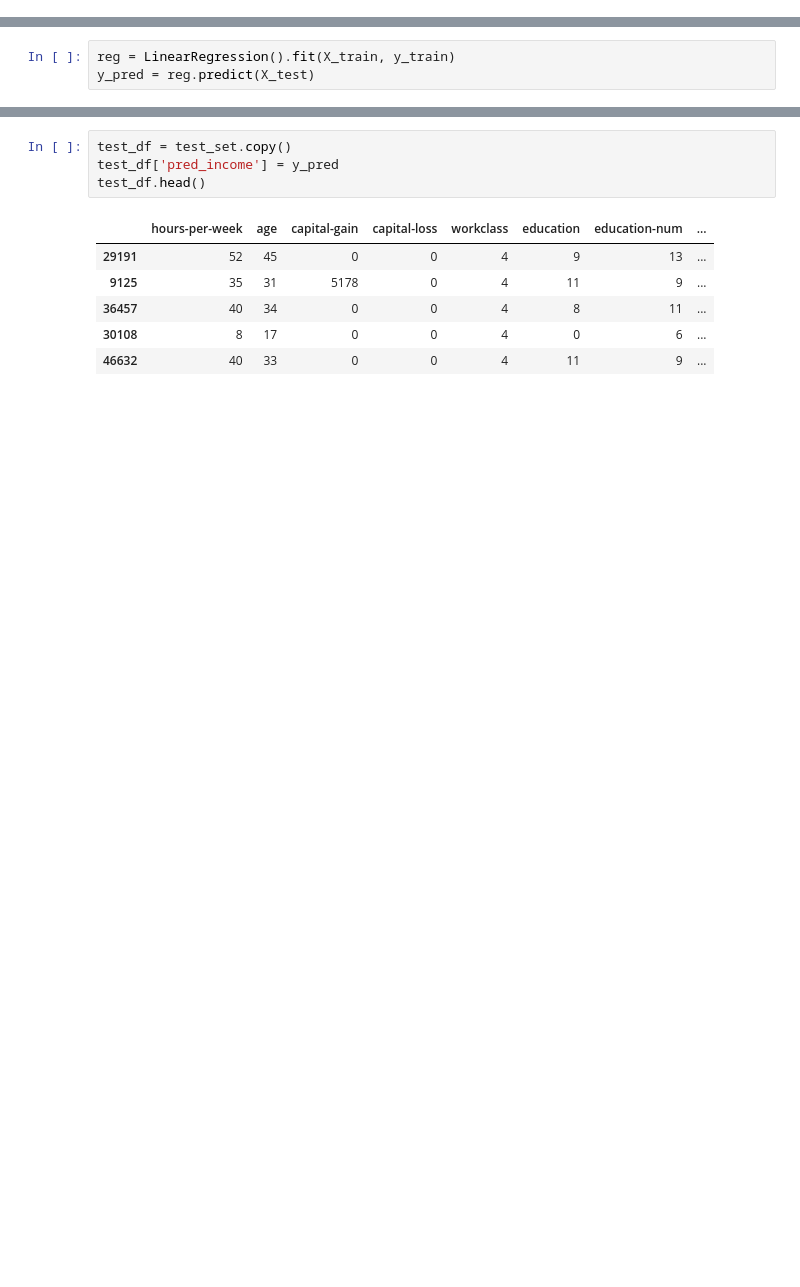
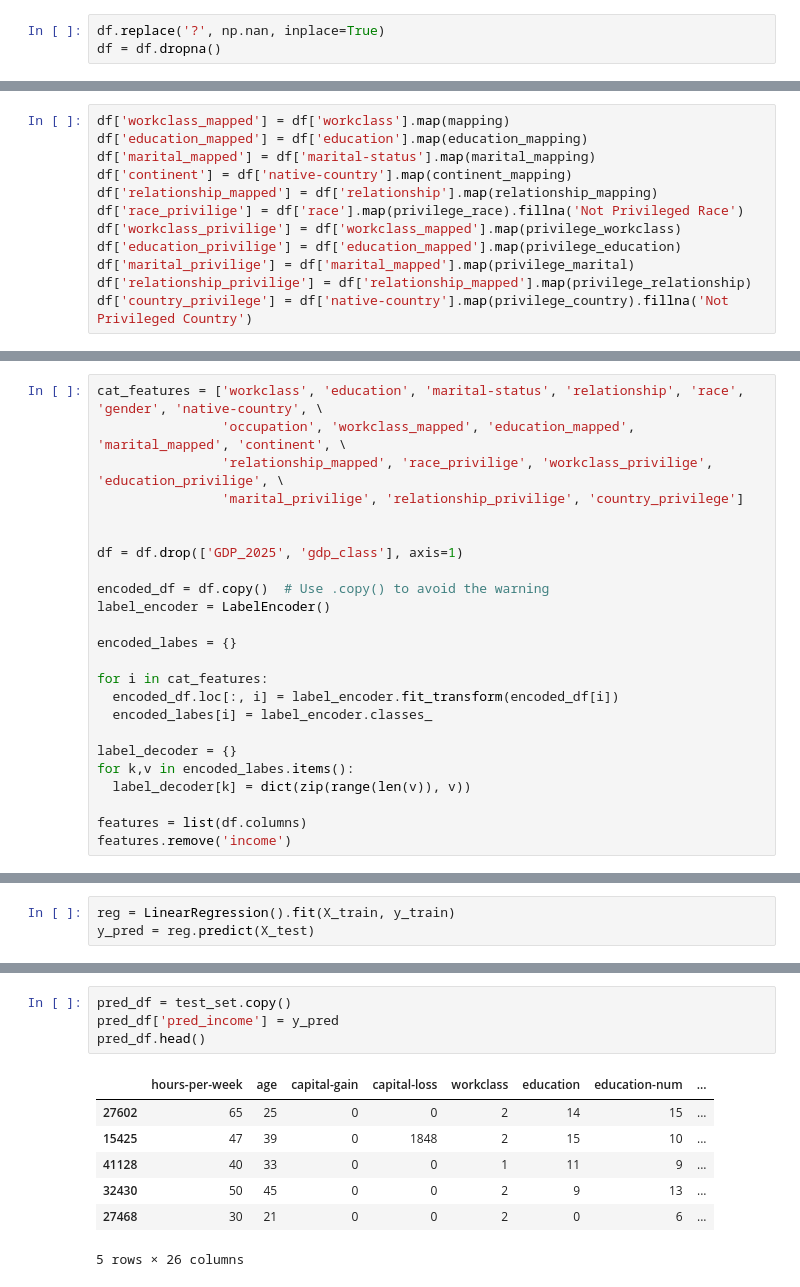
Before and after one commit to Jagoda222/HCML_2, a Jupyter notebook: David_1.ipynb, the cells around one changed output, grey strips where cells are left out. Saved outputs shown, nothing was run; the diff lists cells and outputs as text; blank space fills up the shorter version.

```diff
--- a/David_1.ipynb
+++ b/David_1.ipynb
@@ -27,0 +34,3 @@ df.head()
+# %%
+df.replace('?', np.nan, inplace=True)
+df = df.dropna()
@@ -27,0 +234,12 @@ df.head()
+# %%
+df['workclass_mapped'] = df['workclass'].map(mapping)
+df['education_mapped'] = df['education'].map(education_mapping)
+df['marital_mapped'] = df['marital-status'].map(marital_mapping)
+df['continent'] = df['native-country'].map(continent_mapping)
+df['relationship_mapped'] = df['relationship'].map(relationship_mapping)
+df['race_privilige'] = df['race'].map(privilege_race).fillna('Not Privileged Race')
+df['workclass_privilige'] = df['workclass_mapped'].map(privilege_workclass)
+df['education_privilige'] = df['education_mapped'].map(privilege_education)
+df['marital_privilige'] = df['marital_mapped'].map(privilege_marital)
+df['relationship_privilige'] = df['relationship_mapped'].map(privilege_relationship)
+df['country_privilege'] = df['native-country'].map(privilege_country).fillna('Not Privileged Country')
@@ -27,0 +329,24 @@ df.head()
+# %%
+cat_features = ['workclass', 'education', 'marital-status', 'relationship', 'race', 'gender', 'native-country', \
+                'occupation', 'workclass_mapped', 'education_mapped', 'marital_mapped', 'continent', \
+                'relationship_mapped', 'race_privilige', 'workclass_privilige', 'education_privilige', \
+                'marital_privilige', 'relationship_privilige', 'country_privilege']
+
+
+df = df.drop(['GDP_2025', 'gdp_class'], axis=1)
+
+encoded_df = df.copy()  # Use .copy() to avoid the warning
+label_encoder = LabelEncoder()
+
+encoded_labes = {}
+
+for i in cat_features:
+  encoded_df.loc[:, i] = label_encoder.fit_transform(encoded_df[i])
+  encoded_labes[i] = label_encoder.classes_
+
+label_decoder = {}
+for k,v in encoded_labes.items():
+  label_decoder[k] = dict(zip(range(len(v)), v))
+
+features = list(df.columns)
+features.remove('income')
@@ -57,14 +375,15 @@ y_pred = reg.predict(X_test)
 # %%
-test_df = test_set.copy()
-test_df['pred_income'] = y_pred
-test_df.head()
+pred_df = test_set.copy()
+pred_df['pred_income'] = y_pred
+pred_df.head()
 # %% [output]
 |  | hours-per-week | age | capital-gain | capital-loss | workclass | education | education-num | ... |
-| 29191 | 52 | 45 | 0 | 0 | 4 | 9 | 13 | ... |
-| 9125 | 35 | 31 | 5178 | 0 | 4 | 11 | 9 | ... |
-| 36457 | 40 | 34 | 0 | 0 | 4 | 8 | 11 | ... |
-| 30108 | 8 | 17 | 0 | 0 | 4 | 0 | 6 | ... |
-| 46632 | 40 | 33 | 0 | 0 | 4 | 11 | 9 | ... |
+| 27602 | 65 | 25 | 0 | 0 | 2 | 14 | 15 | ... |
+| 15425 | 47 | 39 | 0 | 1848 | 2 | 15 | 10 | ... |
+| 41128 | 40 | 33 | 0 | 0 | 1 | 11 | 9 | ... |
+| 32430 | 50 | 45 | 0 | 0 | 2 | 9 | 13 | ... |
+| 27468 | 30 | 21 | 0 | 0 | 2 | 0 | 6 | ... |
+5 rows × 26 columns
 # %%
 def get_sp_reg_matrix(data, attribute):
 
```
Also changed, not shown: parts of 22 cells of this notebook.
